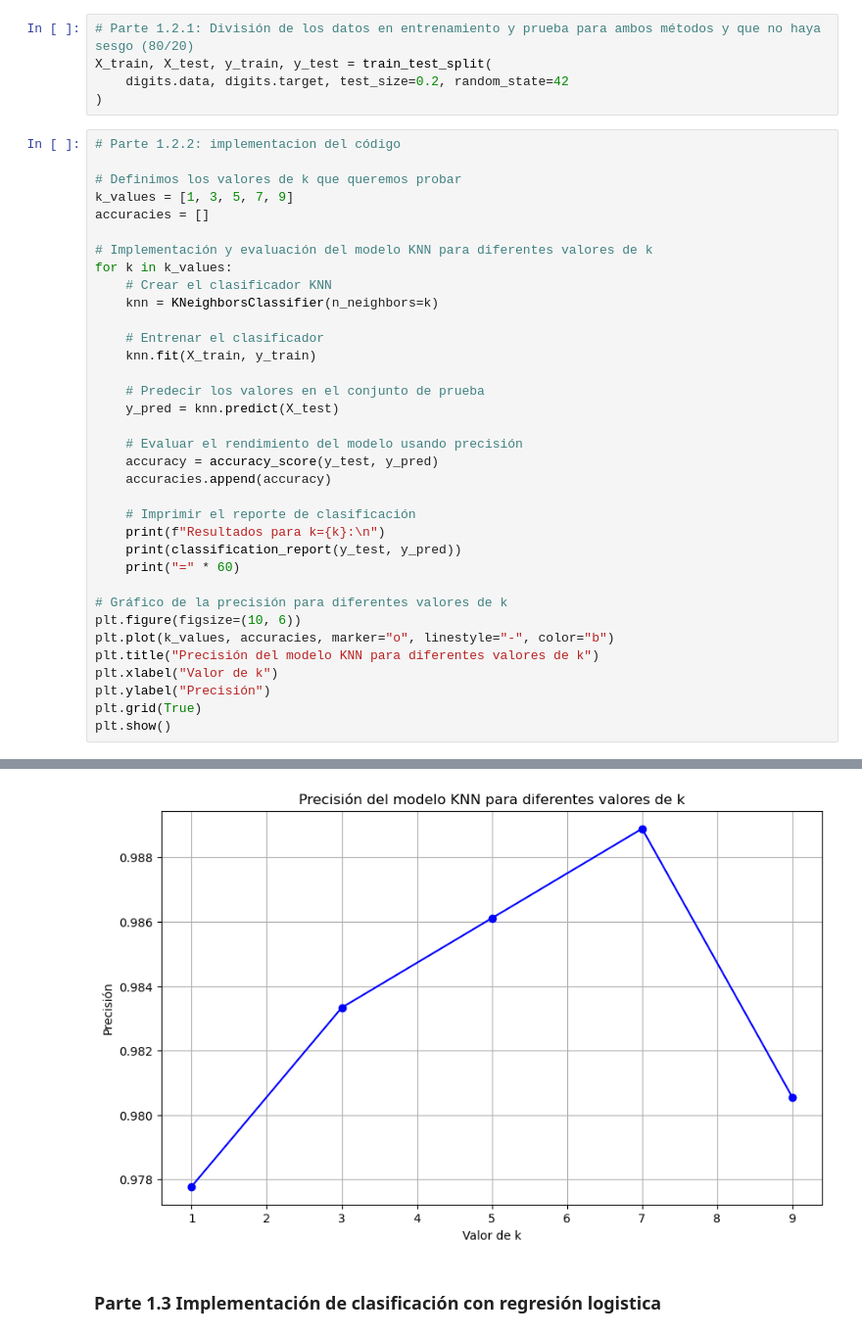
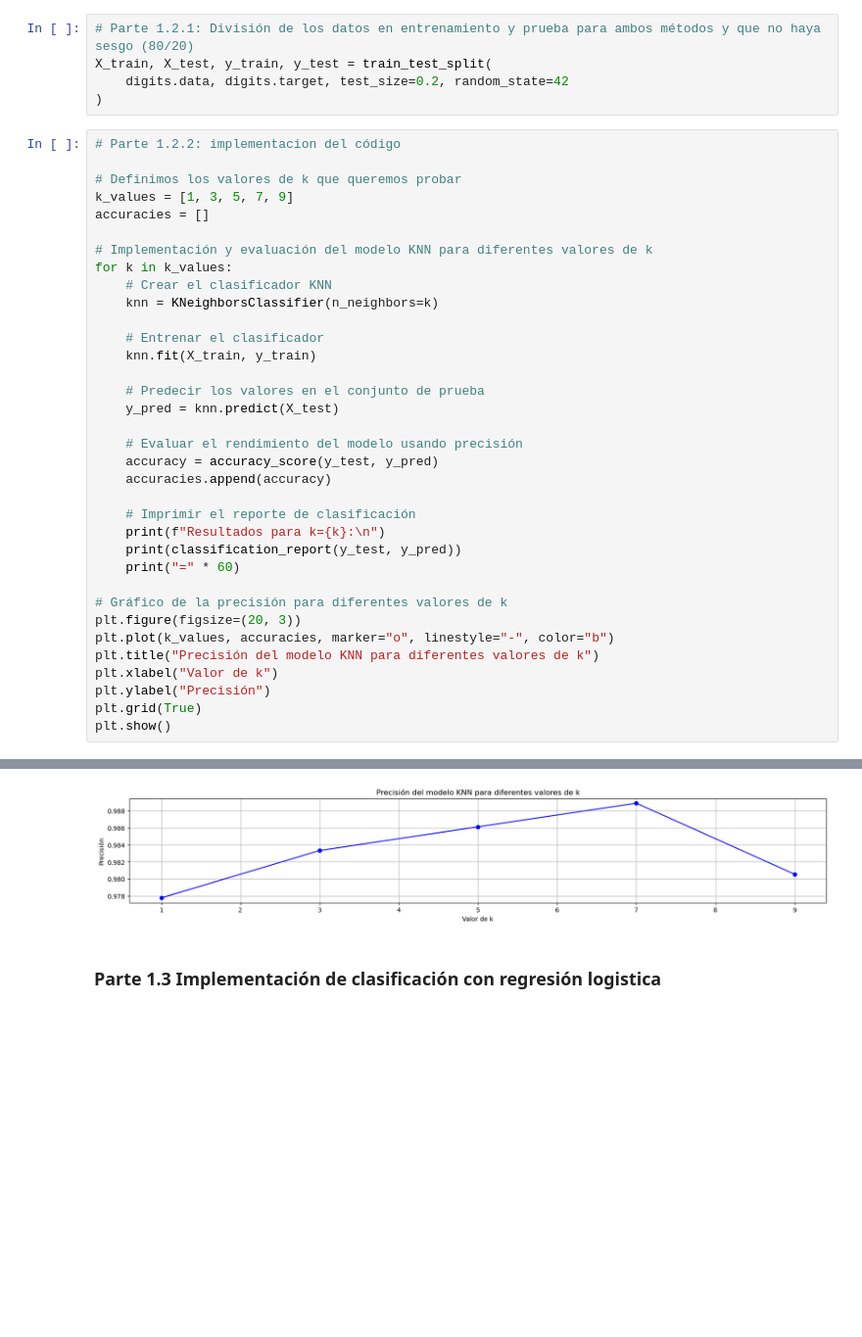
Before and after one commit to jclavijomartinez/IA2430, a Jupyter notebook: Proyecto1/JUAN-CLAVIJO-Proyecto1.ipynb, the cells around one changed output, grey strips where cells are left out. Shown at 98% size. Saved outputs shown, nothing was run; the diff lists cells and outputs as text; blank space fills up the shorter version.

```diff
--- a/Proyecto1/JUAN-CLAVIJO-Proyecto1.ipynb
+++ b/Proyecto1/JUAN-CLAVIJO-Proyecto1.ipynb
@@ -104,35 +107,35 @@ for k in k_values:
     # Imprimir el reporte de clasificación
     print(f"Resultados para k={k}:\n")
     print(classification_report(y_test, y_pred))
     print("=" * 60)
 
 # Gráfico de la precisión para diferentes valores de k
-plt.figure(figsize=(10, 6))
+plt.figure(figsize=(20, 3))
 plt.plot(k_values, accuracies, marker="o", linestyle="-", color="b")
 plt.title("Precisión del modelo KNN para diferentes valores de k")
 plt.xlabel("Valor de k")
 plt.ylabel("Precisión")
 plt.grid(True)
 plt.show()
 # %% [output]
 Resultados para k=1:
 
               precision    recall  f1-score   support
 
            0       1.00      1.00      1.00        33
            1       0.93      1.00      0.97        28
            2       1.00      1.00      1.00        33
            3       0.97      1.00      0.99        34
            4       0.98      0.98      0.98        46
            5       0.98      0.98      0.98        47
            6       0.97      1.00      0.99        35
            7       1.00      0.97      0.99        34
 ... (84 lines left out)
    macro avg       0.98      0.98      0.98       360
 weighted avg       0.98      0.98      0.98       360
 
 ============================================================
-[figure, old version]
+[figure, new version]
 # %% [markdown]
 ### Parte 1.3 Implementación de clasificación con regresión logistica
 # %%
```
Also changed, not shown: parts of 11 cells of this notebook.
